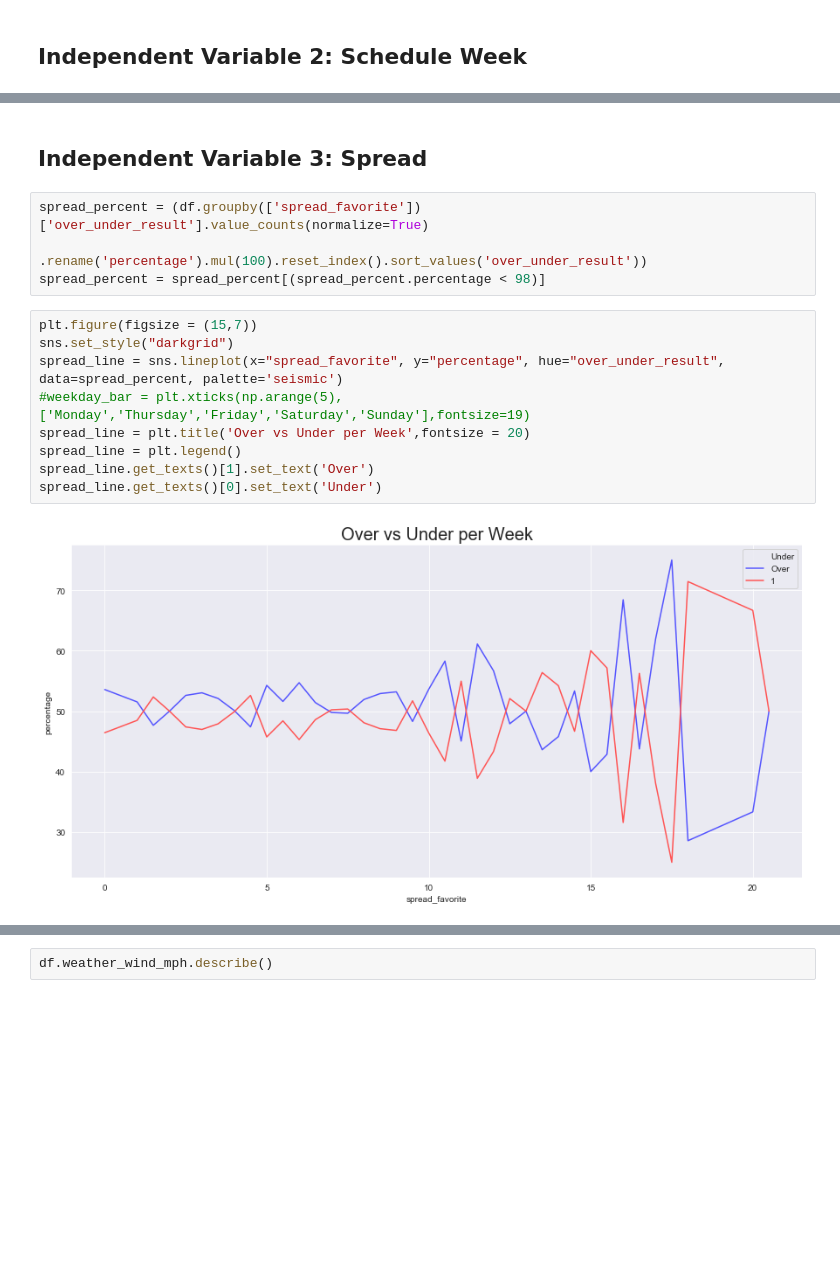
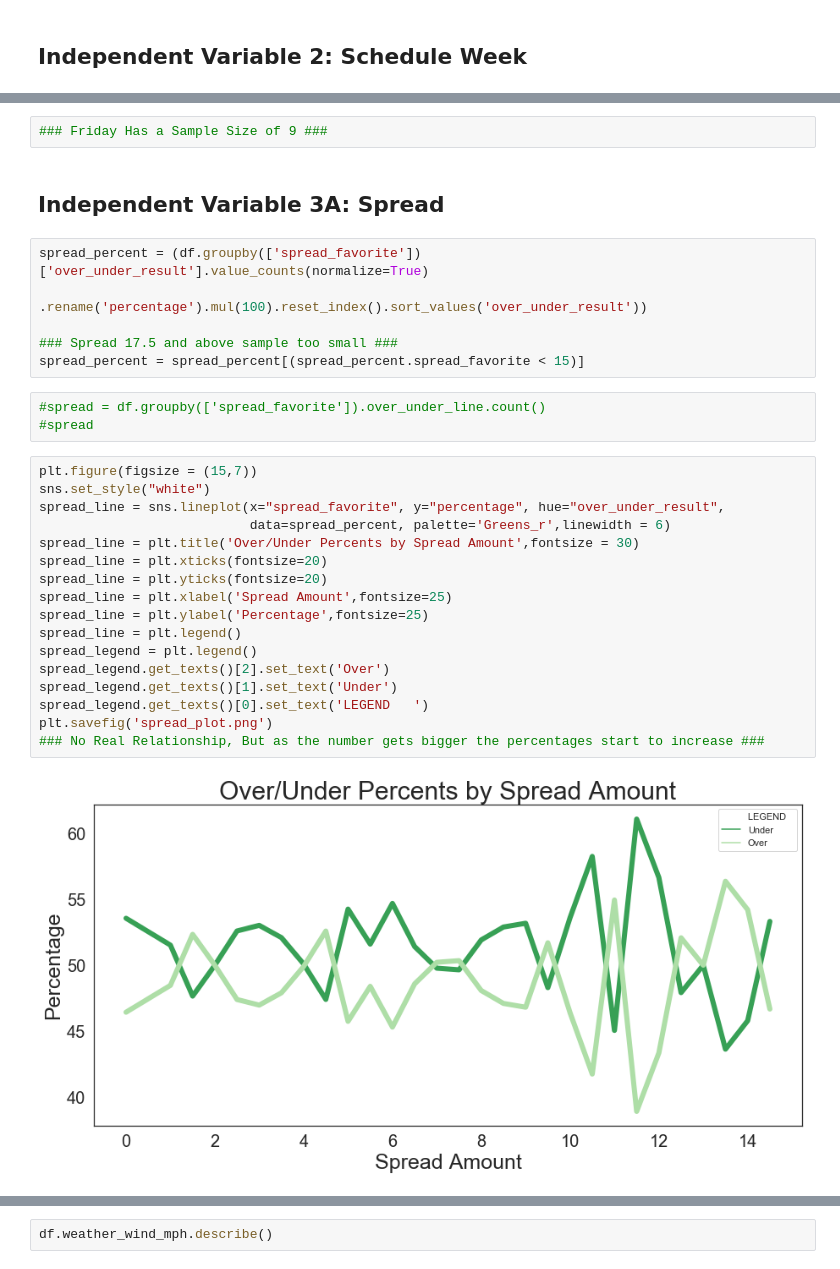
Before and after one commit to azieky/over_under_predictor, a Jupyter notebook: EDA_Notebook.ipynb, the cells around one changed output, grey strips where cells are left out. Drawn from its saved outputs; the diff is of its cells as text; blank space fills up the shorter version.

Commit message:
Finished EDA & Added Visualizations

```diff
--- a/EDA_Notebook.ipynb
+++ b/EDA_Notebook.ipynb
@@ -90,17 +98,32 @@ weekday_bar.get_texts()[0].set_text('Under')
+# %%
+### Friday Has a Sample Size of 9 ###
 # %% [markdown]
-## Independent Variable 3: Spread
+## Independent Variable 3A: Spread
 # %%
 spread_percent = (df.groupby(['spread_favorite'])['over_under_result'].value_counts(normalize=True)
                      .rename('percentage').mul(100).reset_index().sort_values('over_under_result'))
-spread_percent = spread_percent[(spread_percent.percentage < 98)]
+
+### Spread 17.5 and above sample too small ###
+spread_percent = spread_percent[(spread_percent.spread_favorite < 15)]
+# %%
+#spread = df.groupby(['spread_favorite']).over_under_line.count()
+#spread
 # %%
 plt.figure(figsize = (15,7))
-sns.set_style("darkgrid")
-spread_line = sns.lineplot(x="spread_favorite", y="percentage", hue="over_under_result", data=spread_percent, palette='seismic')
-#weekday_bar = plt.xticks(np.arange(5), ['Monday','Thursday','Friday','Saturday','Sunday'],fontsize=19)
-spread_line = plt.title('Over vs Under per Week',fontsize = 20)
+sns.set_style("white")
+spread_line = sns.lineplot(x="spread_favorite", y="percentage", hue="over_under_result",
+                           data=spread_percent, palette='Greens_r',linewidth = 6)
+spread_line = plt.title('Over/Under Percents by Spread Amount',fontsize = 30)
+spread_line = plt.xticks(fontsize=20)
+spread_line = plt.yticks(fontsize=20)
+spread_line = plt.xlabel('Spread Amount',fontsize=25)
+spread_line = plt.ylabel('Percentage',fontsize=25)
 spread_line = plt.legend()
-spread_line.get_texts()[1].set_text('Over')
-spread_line.get_texts()[0].set_text('Under')
+spread_legend = plt.legend()
+spread_legend.get_texts()[2].set_text('Over')
+spread_legend.get_texts()[1].set_text('Under')
+spread_legend.get_texts()[0].set_text('LEGEND   ')
+plt.savefig('spread_plot.png')
+### No Real Relationship, But as the number gets bigger the percentages start to increase ###
 # %% [output]
-[figure, old version]
+[figure, new version]
```
Also changed, not shown: parts of 39 cells of this notebook, 13 other files.
